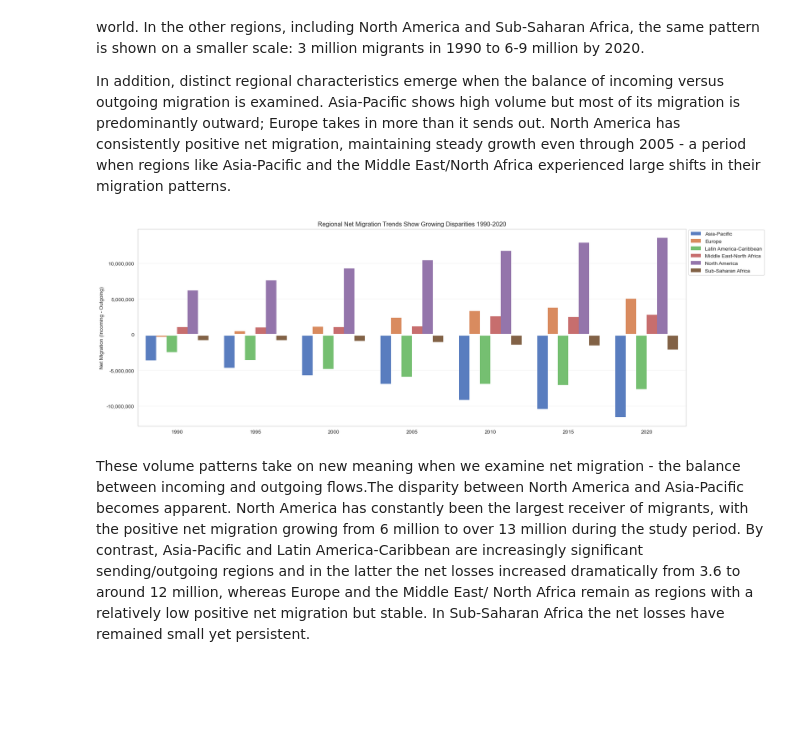
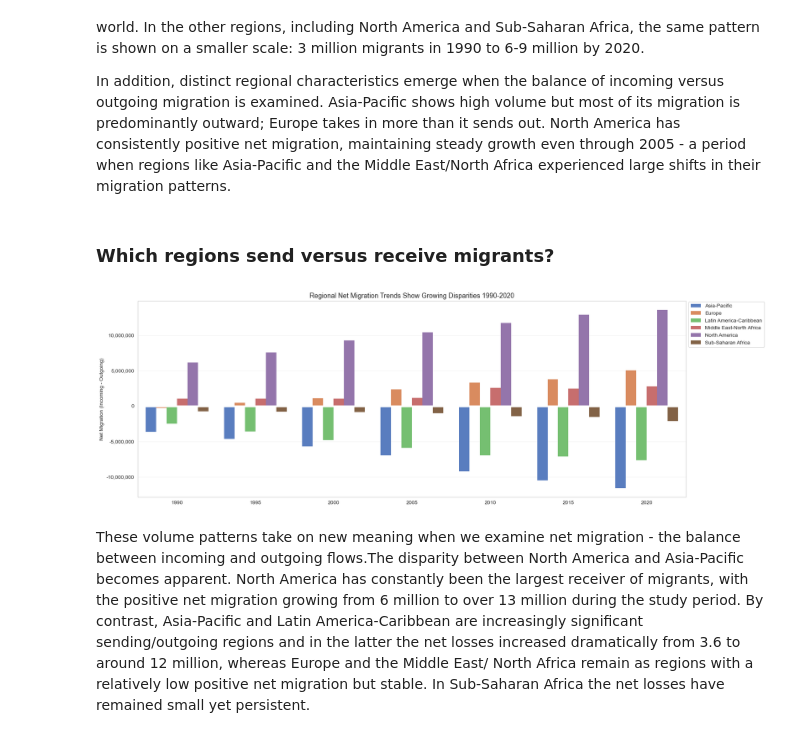
Before and after one commit to kmogarro/portfolio, a Jupyter notebook: python-projects/Global_Religious_Migration_Analysis_1990-2020/global_religious_migration_1990-2020.ipynb, the cells around one changed output. Cells and saved outputs as stored; diff of their text form; code cells hidden in the pictures; blank space fills up the shorter version.

```diff
--- a/python-projects/Global_Religious_Migration_Analysis_1990-2020/global_religious_migration_1990-2020.ipynb
+++ b/python-projects/Global_Religious_Migration_Analysis_1990-2020/global_religious_migration_1990-2020.ipynb
@@ -332,22 +332,24 @@ plt.tight_layout()
 From 1990 to 2020, migration trends reflect steady increases throughout every region, with noticeable distinctions. Until about 2010, Europe led in migration volume after which Asia-Pacific overtook them; both regions have maintained much higher volumes than the rest of the world. In the other regions, including North America and Sub-Saharan Africa, the same pattern is shown on a smaller scale: 3 million migrants in 1990 to 6-9 million by 2020.
 
 In addition, distinct regional characteristics emerge when the balance of incoming versus outgoing migration is examined. Asia-Pacific shows high volume but most of its migration is predominantly outward; Europe takes in more than it sends out. North America has consistently positive net migration, maintaining steady growth even through 2005 - a period when regions like Asia-Pacific and the Middle East/North Africa experienced large shifts in their migration patterns.
+# %% [markdown]
+### Which regions send versus receive migrants?
 # %%
 plt.figure(figsize=(16, 6))
 ax = sns.barplot(net_migration_df,
                  x='year',
                  y='net_migration',
                  hue='region', linewidth=0)
 format_numbers(ax)
 plt.ylabel('Net Migration (Incoming - Outgoing)')
 plt.xlabel('')
-plt.title('Regional Net Migration Trends Show Growing Disparities 1990-2020')
+plt.title('Regional Net Migration Trends Show Growing Disparities 1990-2020', size=13)
 
 plt.axhline(y=0, color='white', linestyle='-', linewidth=3.5)
 
 plt.tight_layout()
 plt.legend(bbox_to_anchor=(1, 1.01));
 # %% [output]
-[figure, old version]
+[figure, new version]
 # %% [markdown]
 These volume patterns take on new meaning when we examine net migration - the balance between incoming and outgoing flows.The disparity between North America and Asia-Pacific becomes apparent. North America has constantly been the largest receiver of migrants, with the positive net migration growing from 6 million to over 13 million during the study period. By contrast, Asia-Pacific and Latin America-Caribbean are increasingly significant sending/outgoing regions and in the latter the net losses increased dramatically from 3.6 to around 12 million, whereas Europe and the Middle East/ North Africa remain as regions with a relatively low positive net migration but stable. In Sub-Saharan Africa the net losses have remained small yet persistent.
```
Also changed, not shown: parts of 26 cells of this notebook, 6 other files.
